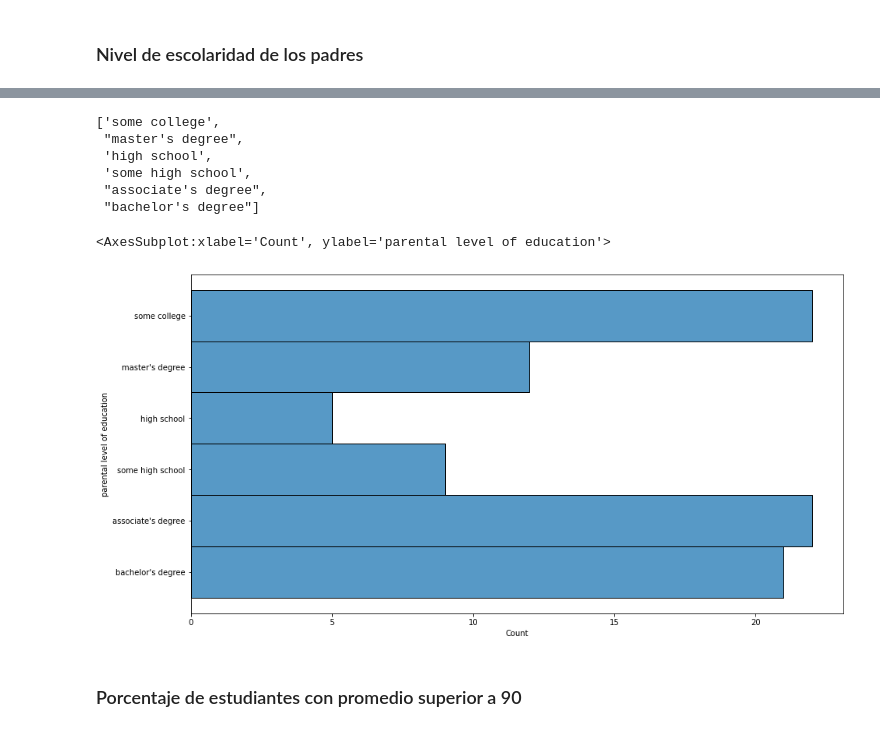
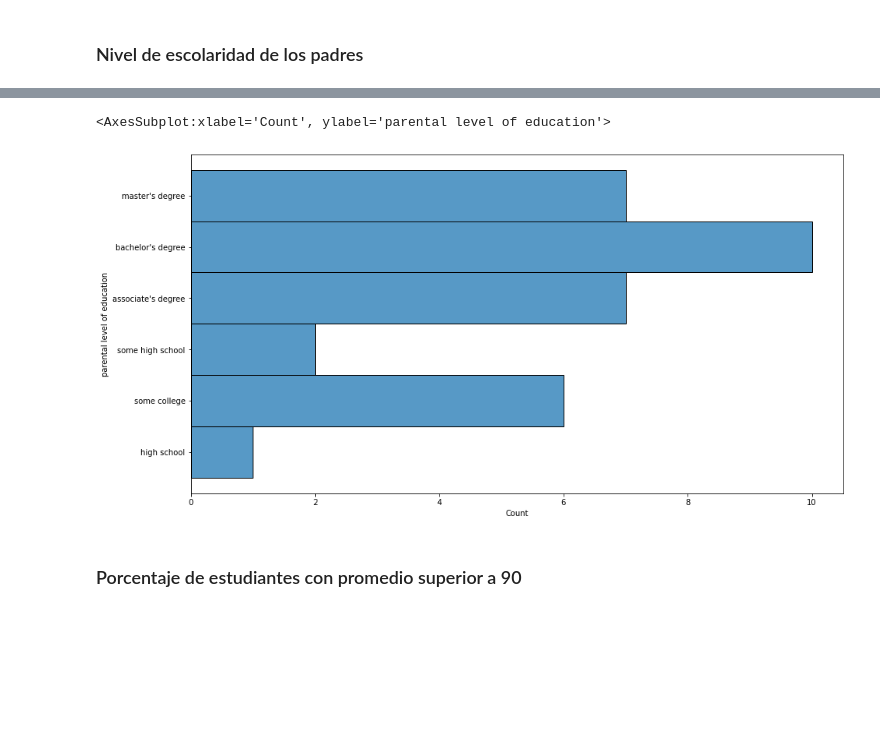
Before and after one commit to AngieZapata/Parcial1_gestion_datos, a Jupyter notebook: parcial1.ipynb, the cells around one changed output, grey strips where cells are left out. Drawn from its saved outputs; the diff is of its cells as text; code cells hidden in the pictures; blank space fills up the shorter version.

```diff
--- a/parcial1.ipynb
+++ b/parcial1.ipynb
@@ -209,19 +194,11 @@ df_parental.head(10)
-# %%
-parental_level_writing = list(df_parental['parental level of education'].unique())
-parental_level_writing
-# %% [output]
-['some college',
- "master's degree",
- 'high school',
- 'some high school',
- "associate's degree",
- "bachelor's degree"]
+# %%
+df_85 = df[df['writing score'] > df['writing score'].quantile(.95)]
 # %%
 plt.figure(figsize=(15,8))
-sns.histplot(data=df_parental, y="parental level of education")
+sns.histplot(data=df_85, y="parental level of education")
 # %% [output]
 <AxesSubplot:xlabel='Count', ylabel='parental level of education'>
-[figure, old version]
+[figure, new version]
 # %% [markdown]
 ### Porcentaje de estudiantes con promedio superior a 90
 # %%
```
Also changed, not shown: parts of 1 cell of this notebook, 1 other file.
